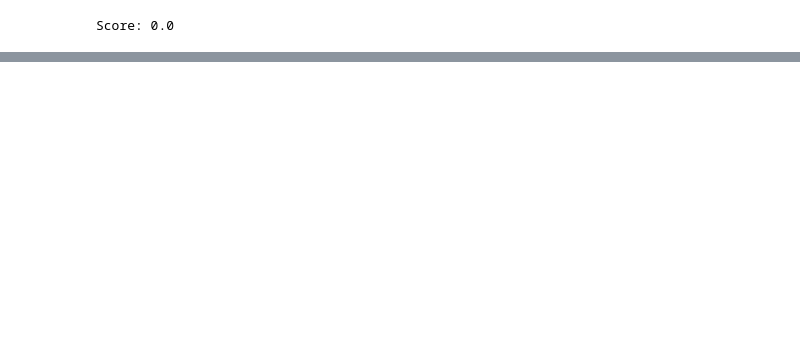
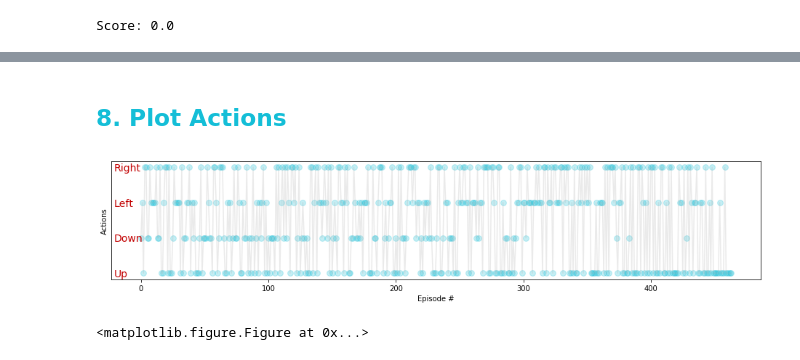
Before and after one commit to kathakali/Banana-Collector, a Jupyter notebook: Navigation.ipynb, the cells around one changed output, grey strips where cells are left out. Drawn from its saved outputs; the diff is of its cells as text; code cells hidden in the pictures; blank space fills up the shorter version.

```diff
--- a/Navigation.ipynb
+++ b/Navigation.ipynb
@@ -429,3 +369,7 @@ dfscores = pd.DataFrame(scores)
+# %%
+dfscores = pd.DataFrame(scores)
+dfactions = pd.DataFrame(actions)
+dfstates = pd.DataFrame(states)
 # %%
 dfscores.shape
 # %% [output]
@@ -445,0 +401,21 @@ Score: [-1.0, 1.0, -1.0, -1.0, 1.0, -1.0, -1.0, 3.0, 1.0, 0.0, -1.0, -1.0, -1.0,
+# %% [markdown]
+## <a><font color="#14bed7">8. Plot Actions</font></a>
+# %%
+# plot the actions
+fig = plt.figure(figsize=(16,3))
+ax = fig.add_subplot(111)
+plt.scatter(np.arange(len(actions)), dfactions, color='#14bed7',alpha=0.25,marker='o',s=60)
+
+plt.plot(np.arange(len(actions)), dfactions, color='#aeaeae',alpha=0.25)
+plt.text(-21,-0.1,'Up',fontsize=14,color='#c20000')
+plt.text(-21,0.9,'Down',fontsize=14,color='#c20000')
+plt.text(-21,1.9,'Left',fontsize=14,color='#c20000')
+plt.text(-21,2.9,'Right',fontsize=14,color='#c20000')
+plt.ylabel('Actions')
+plt.xlabel('Episode #')
+plt.yticks([])
+plt.show()
+plt.savefig('Actions vs Episode Plot.png')
+# %% [output]
+[figure, added]
+<matplotlib.figure.Figure at 0x...>
```
Also changed, not shown: parts of 24 cells of this notebook, 6 other files.
